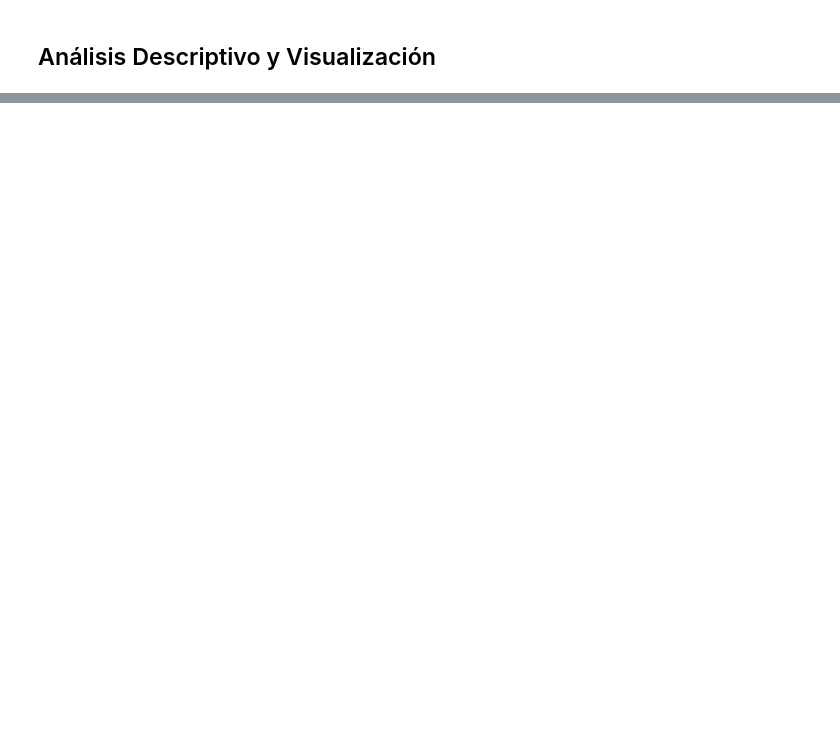
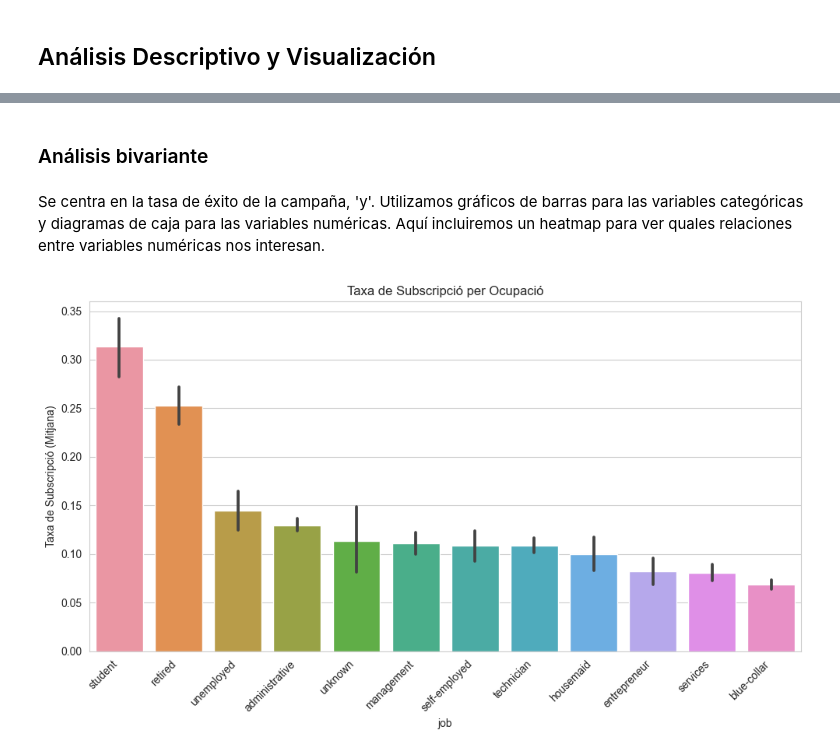
Before and after one commit to claudiarm2002/DataProject-Python-for-Data, a Jupyter notebook: DataProject_PythonForData.ipynb, the cells around one changed output, grey strips where cells are left out. Saved outputs shown, nothing was run; the diff lists cells and outputs as text; code cells hidden in the pictures; blank space fills up the shorter version.

```diff
--- a/DataProject_PythonForData.ipynb
+++ b/DataProject_PythonForData.ipynb
@@ -971,0 +1004,20 @@ data_merged = pd.merge(data_clean, data2, left_on='id_', right_on='ID', how='lef
+# %% [markdown]
+### Análisis bivariante
+# %% [markdown]
+Se centra en la tasa de éxito de la campaña, 'y'. Utilizamos gráficos de barras para las variables categóricas y diagramas de caja para las variables numéricas. Aquí incluiremos un heatmap para ver quales relaciones entre variables numéricas nos interesan.
+# %%
+# Gráfico de porcentaje de subscripción por edad
+plt.figure(figsize=(10, 6))
+sns.barplot(
+    data=data_merged,
+    x='job',
+    y='y',
+    order=data_merged.groupby('job')['y'].mean().sort_values(ascending=False).index
+)
+plt.xticks(rotation=45, ha='right')
+plt.title('Taxa de Subscripció per Ocupació')
+plt.ylabel('Taxa de Subscripció (Mitjana)')
+plt.tight_layout()
+plt.show()
+# %% [output]
+[figure, added]
```
Also changed, not shown: parts of 20 cells of this notebook.
